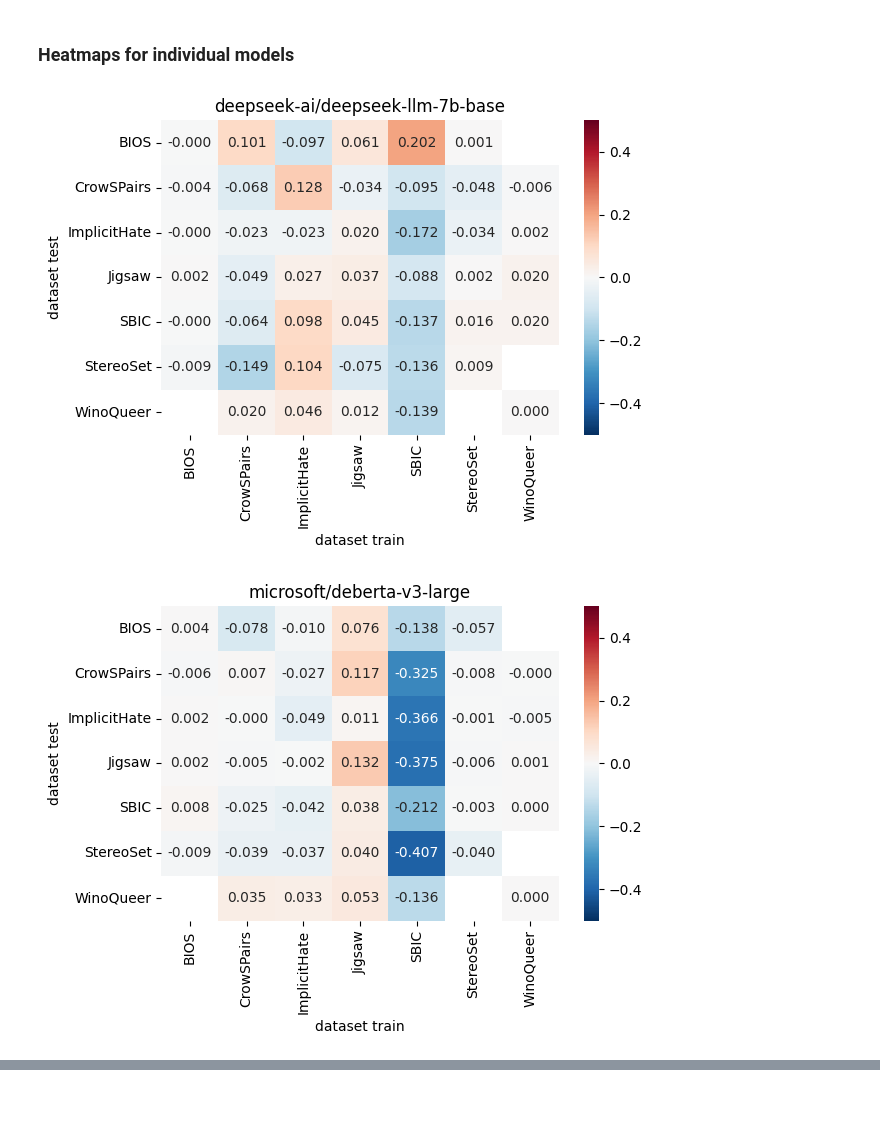
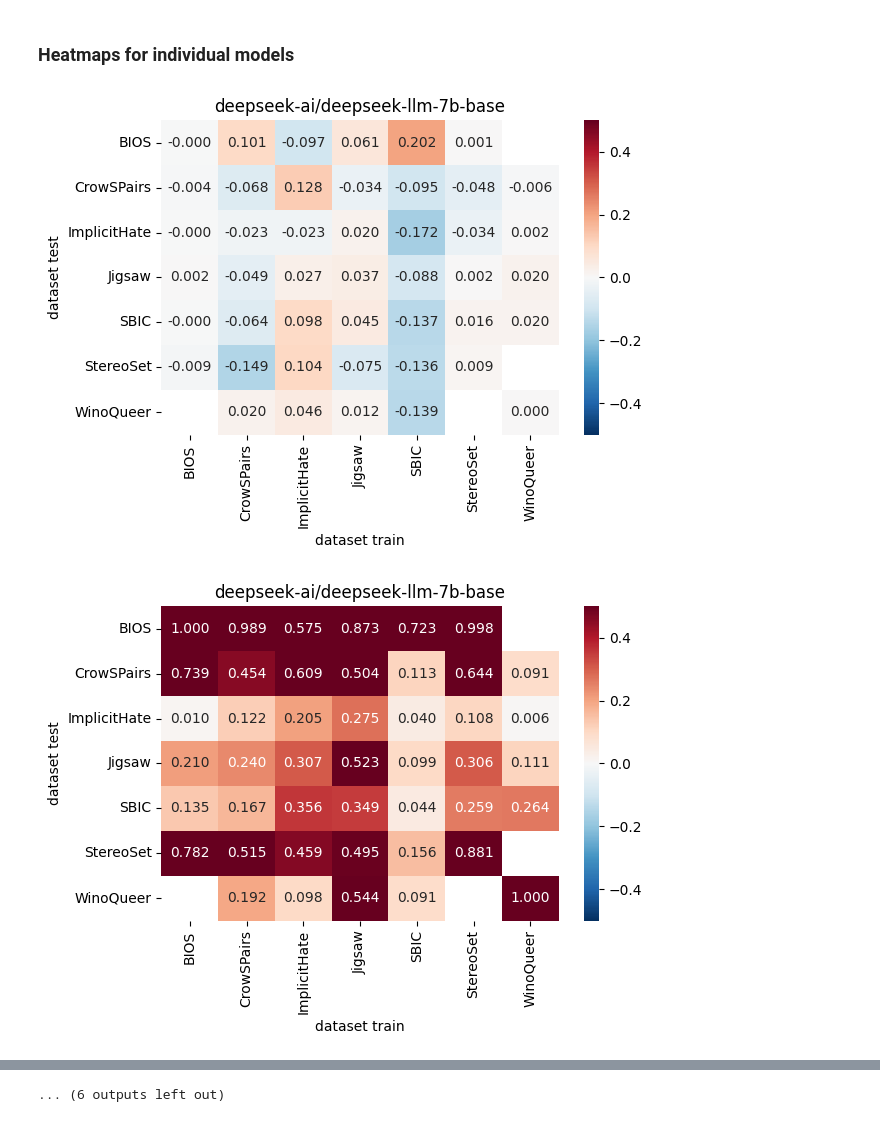
Before and after one commit to HammerLabML/PreSeCoLM, a Jupyter notebook: experiments/concept_eval/experiment2.ipynb, the cells around one changed output, grey strips where cells are left out. Cells and saved outputs as stored; diff of their text form; code cells hidden in the pictures.

Commit message:
arbitrary notebook changes (output)

```diff
--- a/experiments/concept_eval/experiment2.ipynb
+++ b/experiments/concept_eval/experiment2.ipynb
@@ -282,18 +282,26 @@ plt.show()
 # %%
 for model in set(res['model']):
     model_str = model
     if '/' in model_str:
         model_str = model_str.split('/')[1]
     res_model = res[res['model'] == model]
     agg_res_ = res_model.groupby(["dataset test", "dataset train"], as_index=False)[["mlp", "linear", "diff"]].mean()
     pivot1 = agg_res_.pivot(index="dataset test", columns="dataset train", values="diff")
 
     sns.heatmap(pivot1, annot=True, cmap="RdBu_r", fmt=".3f", center=0, vmin=-0.5, vmax=0.5)
     plt.title(model)
 
     plt.tight_layout()
     plt.savefig(('../plots/heatmap_diff_%s.eps' % model_str), format='eps', bbox_inches='tight')
     plt.show()
+
+
+    pivot1 = agg_res_.pivot(index="dataset test", columns="dataset train", values="mlp")
+    sns.heatmap(pivot1, annot=True, cmap="RdBu_r", fmt=".3f", center=0, vmin=-0.5, vmax=0.5)
+    plt.title(model)
+    plt.tight_layout()
+#    plt.savefig(('../plots/heatmap_diff_%s.eps' % model_str), format='eps', bbox_inches='tight')
+    plt.show()
 # %% [output]
 [figure]
-[figure, old version]
+[figure, new version]
@@ -306,0 +318 @@ for model in set(res['model']):
+... (6 outputs left out)
```
Also changed, not shown: parts of 5 cells of this notebook, 2 other files.
